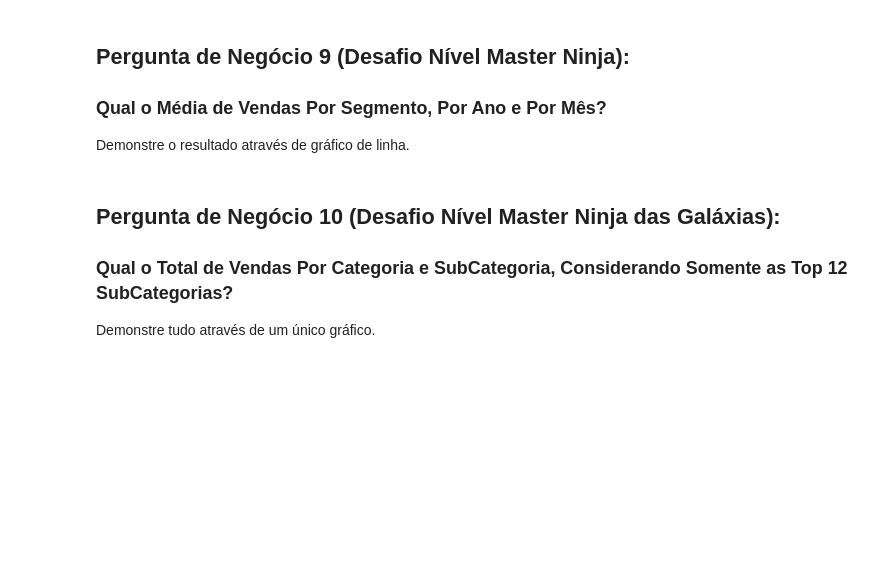
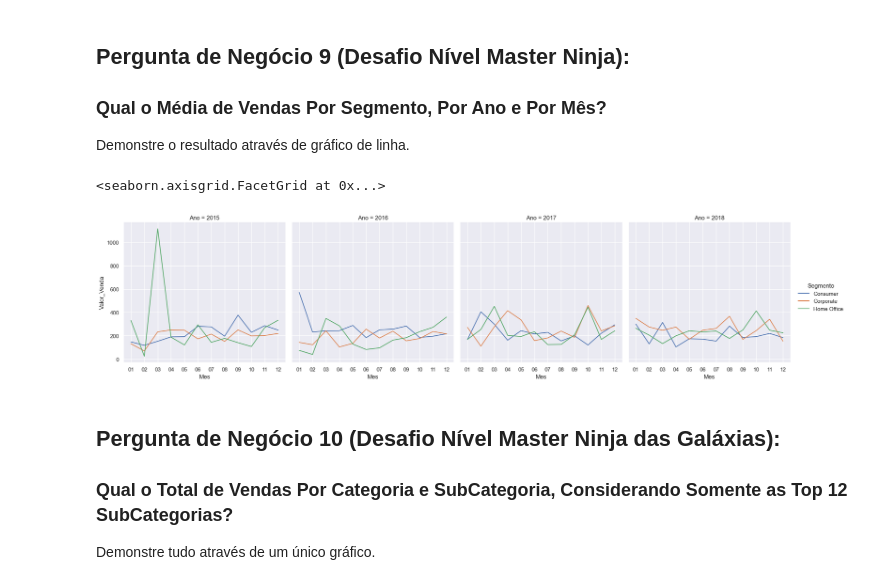
Before and after one commit to DraculK/DSA_Project_2, a Jupyter notebook: Projeto2.ipynb, the cells around one changed output. Drawn from its saved outputs; the diff is of its cells as text; code cells hidden in the pictures; blank space fills up the shorter version.

```diff
--- a/Projeto2.ipynb
+++ b/Projeto2.ipynb
@@ -276,6 +276,22 @@ A média de vendas depois do desconto para colunas com Valor Venda maior que 1k
 ### Qual o Média de Vendas Por Segmento, Por Ano e Por Mês?
 
 Demonstre o resultado através de gráfico de linha.
+# %%
+df_dsa['Mes'] = df_dsa['Data_Pedido'].apply(lambda x: pd.Series(str(x).split('/')[1]))
+# %%
+df_9 = df_dsa.groupby(['Segmento', 'Ano', 'Mes'])['Valor_Venda'].mean().reset_index()
+sns.set()
+sns.relplot(
+    kind="line",
+    data=df_9,
+    x="Mes",
+    y="Valor_Venda",
+    hue='Segmento',
+    col="Ano"
+)
+# %% [output]
+<seaborn.axisgrid.FacetGrid at 0x...>
+[figure, added]
 # %% [markdown]
 ## Pergunta de Negócio 10 (Desafio Nível Master Ninja das Galáxias):
 
```
